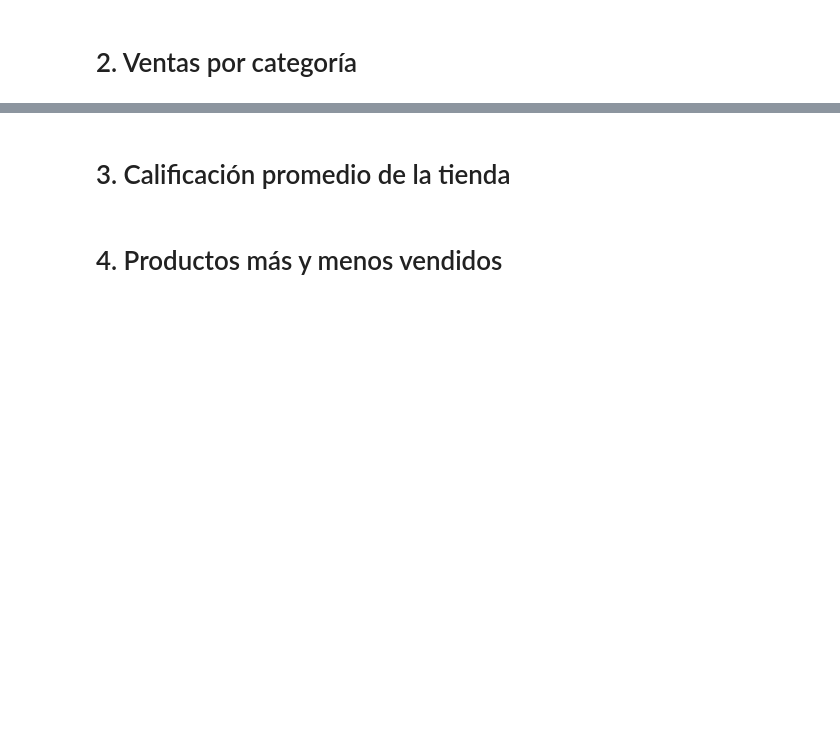
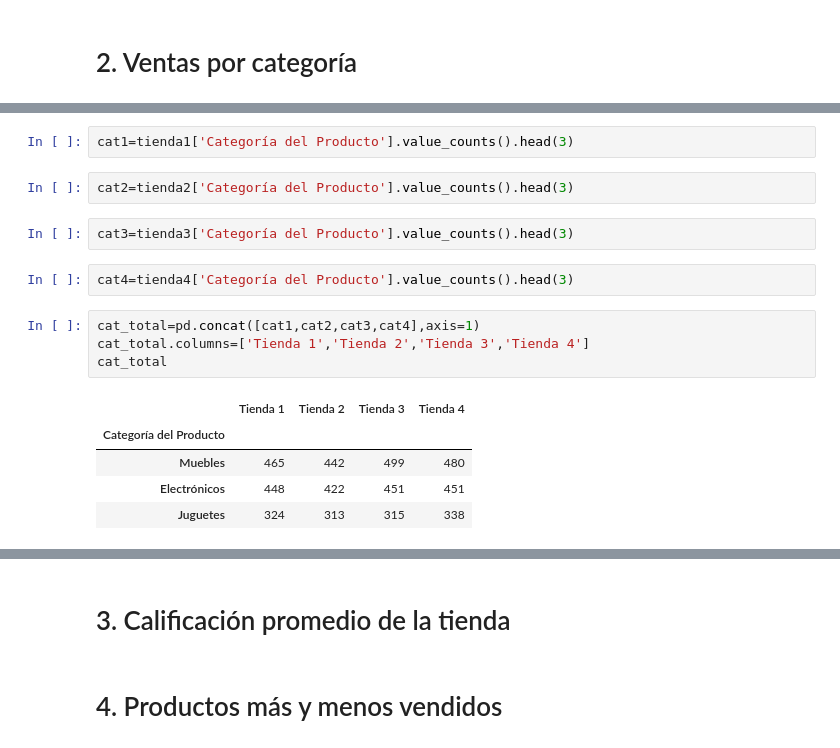
Before and after one commit to Luis-stack-create/challenge-data-science, a Jupyter notebook: Challengue_data_science.ipynb, the cells around one changed output, grey strips where cells are left out. Cells and saved outputs as stored; diff of their text form; blank space fills up the shorter version.

```diff
--- a/Challengue_data_science.ipynb
+++ b/Challengue_data_science.ipynb
@@ -162,0 +150,18 @@ tienda2.groupby('Categoría del Producto')[['Precio' ]].sum().sort_values('Preci
+# %%
+cat1=tienda1['Categoría del Producto'].value_counts().head(3)
+# %%
+cat2=tienda2['Categoría del Producto'].value_counts().head(3)
+# %%
+cat3=tienda3['Categoría del Producto'].value_counts().head(3)
+# %%
+cat4=tienda4['Categoría del Producto'].value_counts().head(3)
+# %%
+cat_total=pd.concat([cat1,cat2,cat3,cat4],axis=1)
+cat_total.columns=['Tienda 1','Tienda 2','Tienda 3','Tienda 4']
+cat_total
+# %% [output]
+|  | Tienda 1 | Tienda 2 | Tienda 3 | Tienda 4 |
+| Categoría del Producto |  |  |  |  |
+| Muebles | 465 | 442 | 499 | 480 |
+| Electrónicos | 448 | 422 | 451 | 451 |
+| Juguetes | 324 | 313 | 315 | 338 |
```
Also changed, not shown: parts of 5 cells of this notebook.
